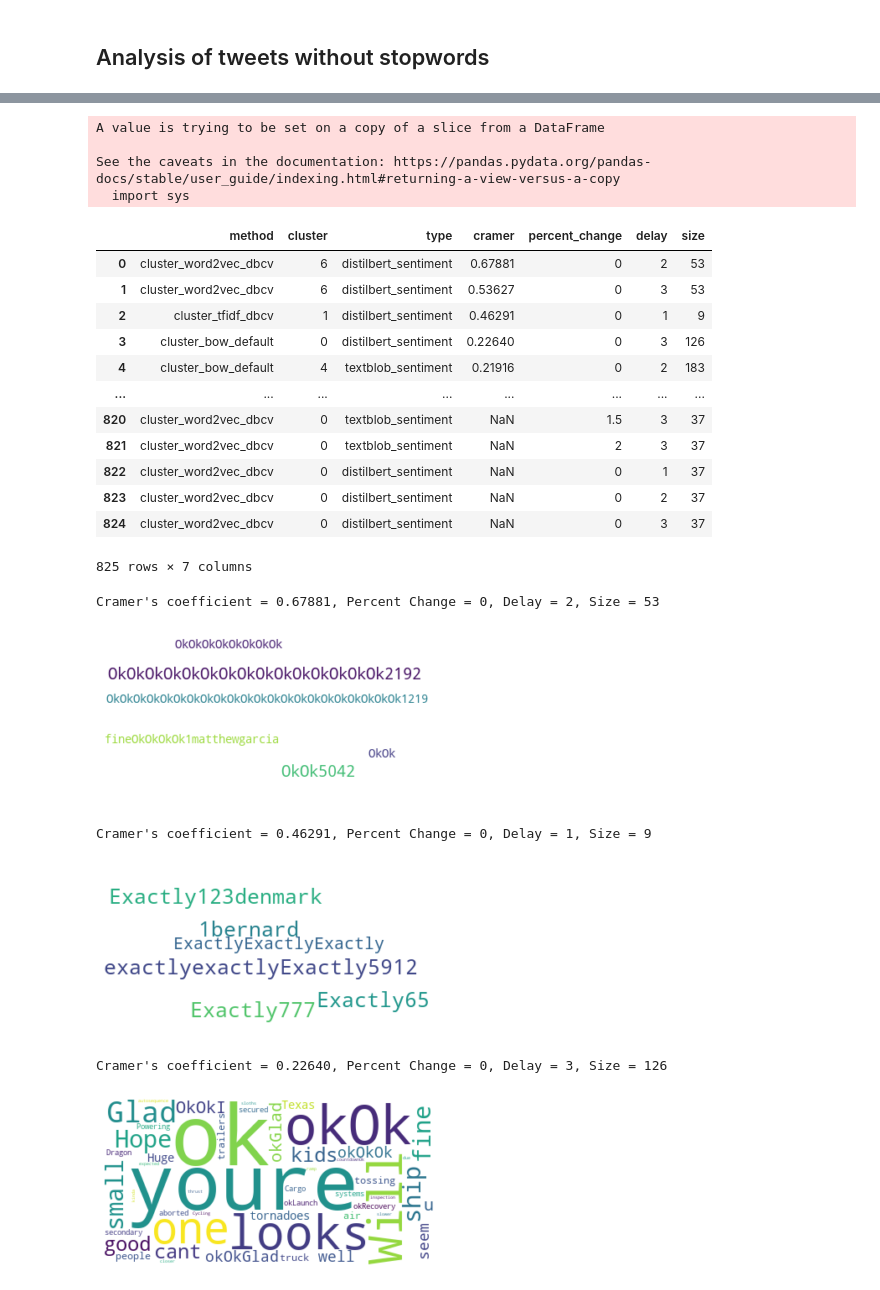
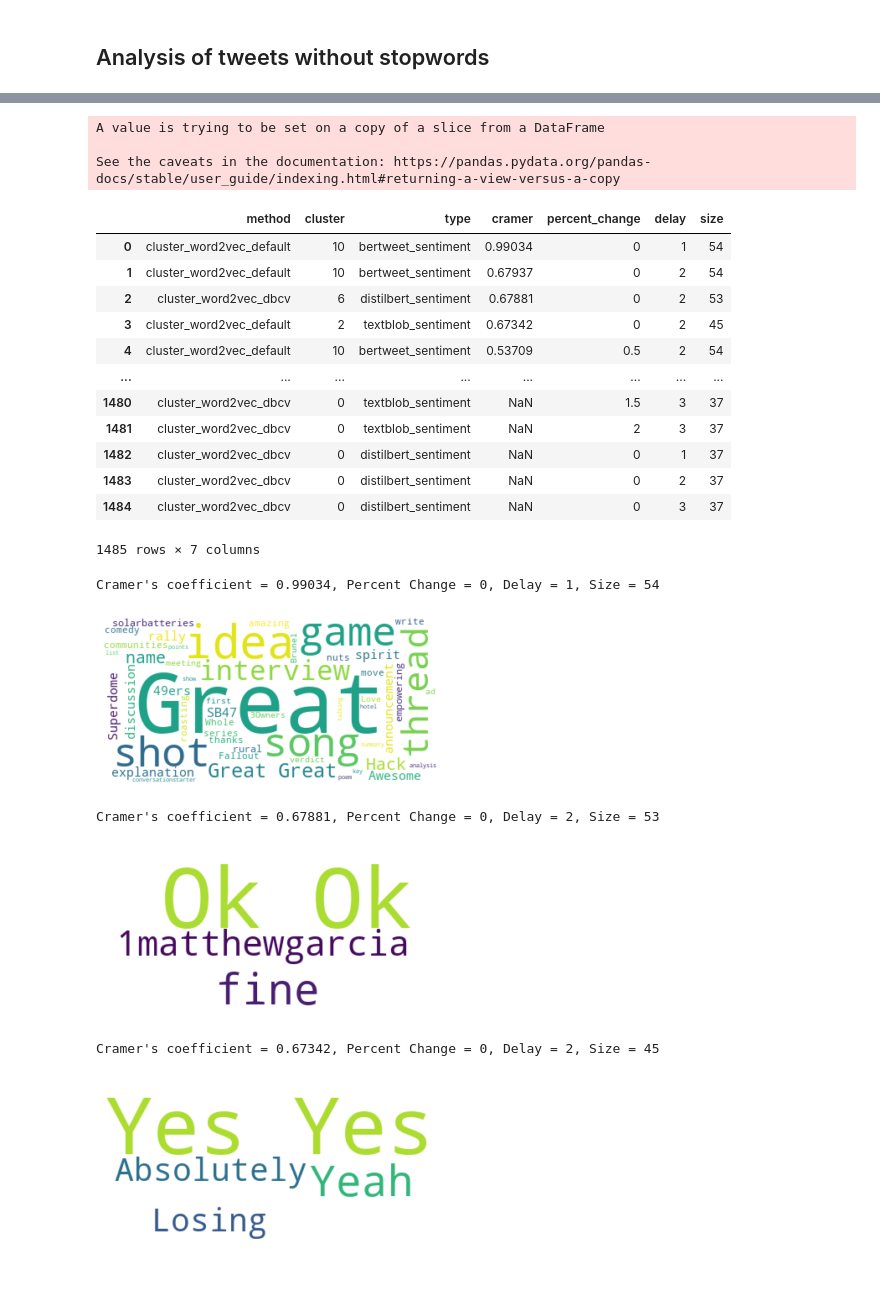
Before and after one commit to kmaksatk/Twitter_Stocks_Correlation, a Jupyter notebook: correlation_analysis.ipynb, the cells around one changed output, grey strips where cells are left out. Drawn from its saved outputs; the diff is of its cells as text; code cells hidden in the pictures.

Commit message:
fix correlation.ipynb file

```diff
--- a/correlation_analysis.ipynb
+++ b/correlation_analysis.ipynb
@@ -147,7 +149,8 @@ Index(['date', 'tweet', 'language', 'hashtags', 'cashtags', 'link', 'retweet',
       dtype='object')
 # %%
+from IPython.display import display
 combined_no_sw = combine_dataframes(clusters_no_sw, sentiments_no_sw)
-methods_no_sw = ['cluster_bow_default', 'cluster_bow_dbcv', 'cluster_tfidf_dbcv', 'cluster_word2vec_dbcv']
+methods_no_sw = ['cluster_bow_default','cluster_tfidf_default','cluster_word2vec_default', 'cluster_bow_dbcv', 'cluster_tfidf_dbcv', 'cluster_word2vec_dbcv']
 cramer_no_sw = correlation.find_correlation(combined_no_sw, methods_no_sw).sort_values('cramer', ascending=False).reset_index(drop = True)
 cramer_no_sw[['size']] = ''
 for i in tqdm(range(0, cramer_no_sw.shape[0])):
@@ -158,34 +161,33 @@ cramer_no_sw
 A value is trying to be set on a copy of a slice from a DataFrame
 
 See the caveats in the documentation: https://pandas.pydata.org/pandas-docs/stable/user_guide/indexing.html#returning-a-view-versus-a-copy
-  import sys
 |  | method | cluster | type | cramer | percent_change | delay | size |
-| 0 | cluster_word2vec_dbcv | 6 | distilbert_sentiment | 0.67881 | 0 | 2 | 53 |
-| 1 | cluster_word2vec_dbcv | 6 | distilbert_sentiment | 0.53627 | 0 | 3 | 53 |
-| 2 | cluster_tfidf_dbcv | 1 | distilbert_sentiment | 0.46291 | 0 | 1 | 9 |
-| 3 | cluster_bow_default | 0 | distilbert_sentiment | 0.22640 | 0 | 3 | 126 |
-| 4 | cluster_bow_default | 4 | textblob_sentiment | 0.21916 | 0 | 2 | 183 |
+| 0 | cluster_word2vec_default | 10 | bertweet_sentiment | 0.99034 | 0 | 1 | 54 |
+| 1 | cluster_word2vec_default | 10 | bertweet_sentiment | 0.67937 | 0 | 2 | 54 |
+| 2 | cluster_word2vec_dbcv | 6 | distilbert_sentiment | 0.67881 | 0 | 2 | 53 |
+| 3 | cluster_word2vec_default | 2 | textblob_sentiment | 0.67342 | 0 | 2 | 45 |
+| 4 | cluster_word2vec_default | 10 | bertweet_sentiment | 0.53709 | 0.5 | 2 | 54 |
 | ... | ... | ... | ... | ... | ... | ... | ... |
-| 820 | cluster_word2vec_dbcv | 0 | textblob_sentiment | NaN | 1.5 | 3 | 37 |
-| 821 | cluster_word2vec_dbcv | 0 | textblob_sentiment | NaN | 2 | 3 | 37 |
-| 822 | cluster_word2vec_dbcv | 0 | distilbert_sentiment | NaN | 0 | 1 | 37 |
-| 823 | cluster_word2vec_dbcv | 0 | distilbert_sentiment | NaN | 0 | 2 | 37 |
-| 824 | cluster_word2vec_dbcv | 0 | distilbert_sentiment | NaN | 0 | 3 | 37 |
+| 1480 | cluster_word2vec_dbcv | 0 | textblob_sentiment | NaN | 1.5 | 3 | 37 |
+| 1481 | cluster_word2vec_dbcv | 0 | textblob_sentiment | NaN | 2 | 3 | 37 |
+| 1482 | cluster_word2vec_dbcv | 0 | distilbert_sentiment | NaN | 0 | 1 | 37 |
+| 1483 | cluster_word2vec_dbcv | 0 | distilbert_sentiment | NaN | 0 | 2 | 37 |
+| 1484 | cluster_word2vec_dbcv | 0 | distilbert_sentiment | NaN | 0 | 3 | 37 |
-825 rows × 7 columns
+1485 rows × 7 columns
 # %%
+print("Cramer's coefficient = 0.99034, Percent Change = 0, Delay = 1, Size = 54")
+correlation.generate_wordcloud(combined_no_sw, 'cluster_word2vec_default', 10)
 print("Cramer's coefficient = 0.67881, Percent Change = 0, Delay = 2, Size = 53")
 correlation.generate_wordcloud(combined_no_sw, 'cluster_word2vec_dbcv', 6)
-print("Cramer's coefficient = 0.46291, Percent Change = 0, Delay = 1, Size = 9")
-correlation.generate_wordcloud(combined_no_sw, 'cluster_tfidf_dbcv', 1)
-print("Cramer's coefficient = 0.22640, Percent Change = 0, Delay = 3, Size = 126")
-correlation.generate_wordcloud(combined_no_sw, 'cluster_bow_default', 0)
+print("Cramer's coefficient = 0.67342, Percent Change = 0, Delay = 2, Size = 45")
+correlation.generate_wordcloud(combined_no_sw, 'cluster_word2vec_default', 2)
 # %% [output]
-Cramer's coefficient = 0.67881, Percent Change = 0, Delay = 2, Size = 53
+Cramer's coefficient = 0.99034, Percent Change = 0, Delay = 1, Size = 54
-[figure, old version]
+[figure, new version]
-Cramer's coefficient = 0.46291, Percent Change = 0, Delay = 1, Size = 9
+Cramer's coefficient = 0.67881, Percent Change = 0, Delay = 2, Size = 53
-[figure, old version]
+[figure, new version]
-Cramer's coefficient = 0.22640, Percent Change = 0, Delay = 3, Size = 126
+Cramer's coefficient = 0.67342, Percent Change = 0, Delay = 2, Size = 45
-[figure, old version]
+[figure, new version]
 # %%
 cramer_no_sw_sorted_size = cramer_no_sw.sort_values('size', ascending=False).reset_index(drop = True)
 cramer_no_sw_sorted_size = cramer_no_sw_sorted_size.loc[(cramer_no_sw_sorted_size['size'] < 8000) & (cramer_no_sw_sorted_size['cluster'] != -1) &
```
Also changed, not shown: parts of 5 cells of this notebook, 1 other file.
